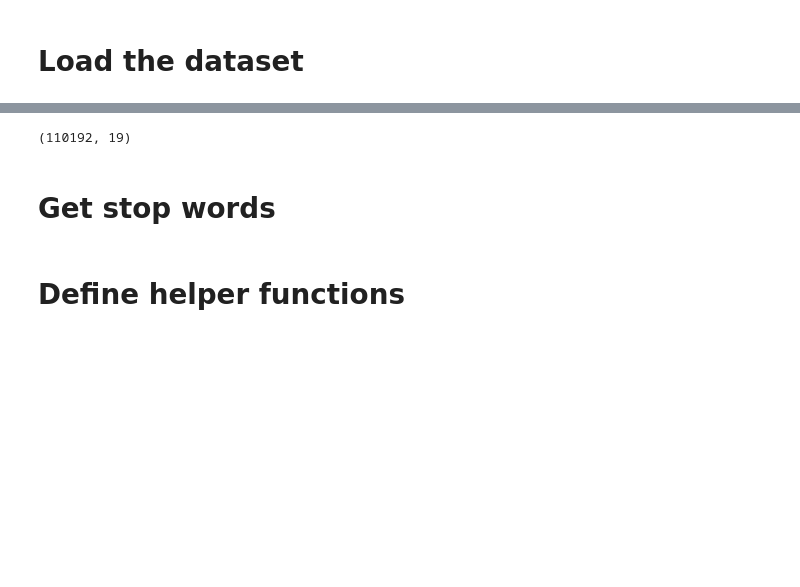
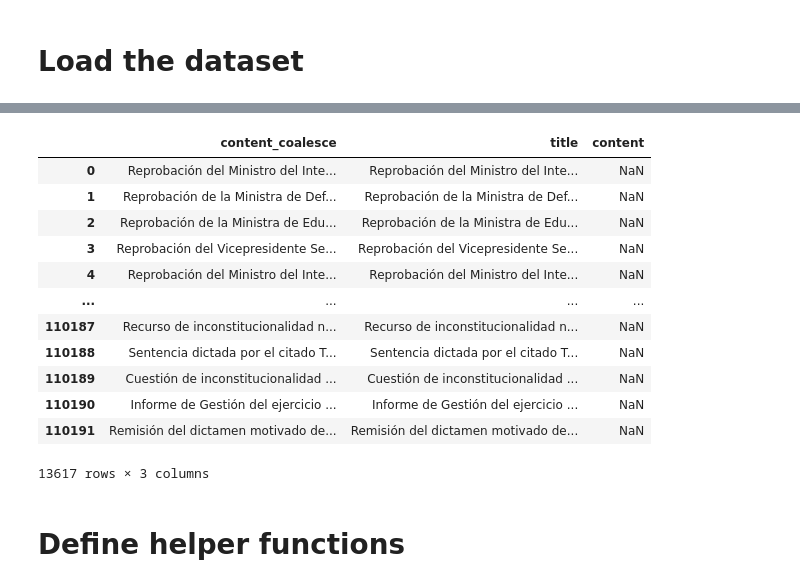
Before and after one commit to politicalwatch/sdgs-hackathon, a Jupyter notebook: main.ipynb, the cells around one changed output, grey strips where cells are left out. Saved outputs shown, nothing was run; the diff lists cells and outputs as text; code cells hidden in the pictures; blank space fills up the shorter version.

```diff
--- a/main.ipynb
+++ b/main.ipynb
@@ -53,9 +90,23 @@ df.head()
 | 2 | 08cee188414ee529ca4dc998340791bae... | [Grupo Parlamentario Popular] | {'$date': '2021-03-25T00:00:00Z'} | 84 | Moción de reprobación a miembros ... | 084/000023 | Desconocida | ... |
 | 3 | 70e6ca135dfb404955c15cf109c2a3614... | [Grupo Parlamentario Ciudadanos] | {'$date': '2021-02-08T00:00:00Z'} | 84 | Moción de reprobación a miembros ... | 084/000021 | Desconocida | ... |
 | 4 | 48643b81ce1cd97cbe74ceb711eaafb7e... | [Grupo Parlamentario Popular] | {'$date': '2020-06-02T00:00:00Z'} | 84 | Moción de reprobación a miembros ... | 084/000003 | Desconocida | ... |
-# %%
-df.shape
-# %% [output]
-(110192, 19)
-# %% [markdown]
-# Get stop words
+# %%
+# If content is not present, use the title as content
+df['content_coalesce'] = df['content'].combine_first(df['title'])
+# %%
+# test
+df[df['content'].isna()][['content_coalesce','title','content']]
+# %% [output]
+|  | content_coalesce | title | content |
+| 0 | Reprobación del Ministro del Inte... | Reprobación del Ministro del Inte... | NaN |
+| 1 | Reprobación de la Ministra de Def... | Reprobación de la Ministra de Def... | NaN |
+| 2 | Reprobación de la Ministra de Edu... | Reprobación de la Ministra de Edu... | NaN |
+| 3 | Reprobación del Vicepresidente Se... | Reprobación del Vicepresidente Se... | NaN |
+| 4 | Reprobación del Ministro del Inte... | Reprobación del Ministro del Inte... | NaN |
+| ... | ... | ... | ... |
+| 110187 | Recurso de inconstitucionalidad n... | Recurso de inconstitucionalidad n... | NaN |
+| 110188 | Sentencia dictada por el citado T... | Sentencia dictada por el citado T... | NaN |
+| 110189 | Cuestión de inconstitucionalidad ... | Cuestión de inconstitucionalidad ... | NaN |
+| 110190 | Informe de Gestión del ejercicio ... | Informe de Gestión del ejercicio ... | NaN |
+| 110191 | Remisión del dictamen motivado de... | Remisión del dictamen motivado de... | NaN |
+13617 rows × 3 columns
```
Also changed, not shown: parts of 23 cells of this notebook, 1 other file.
